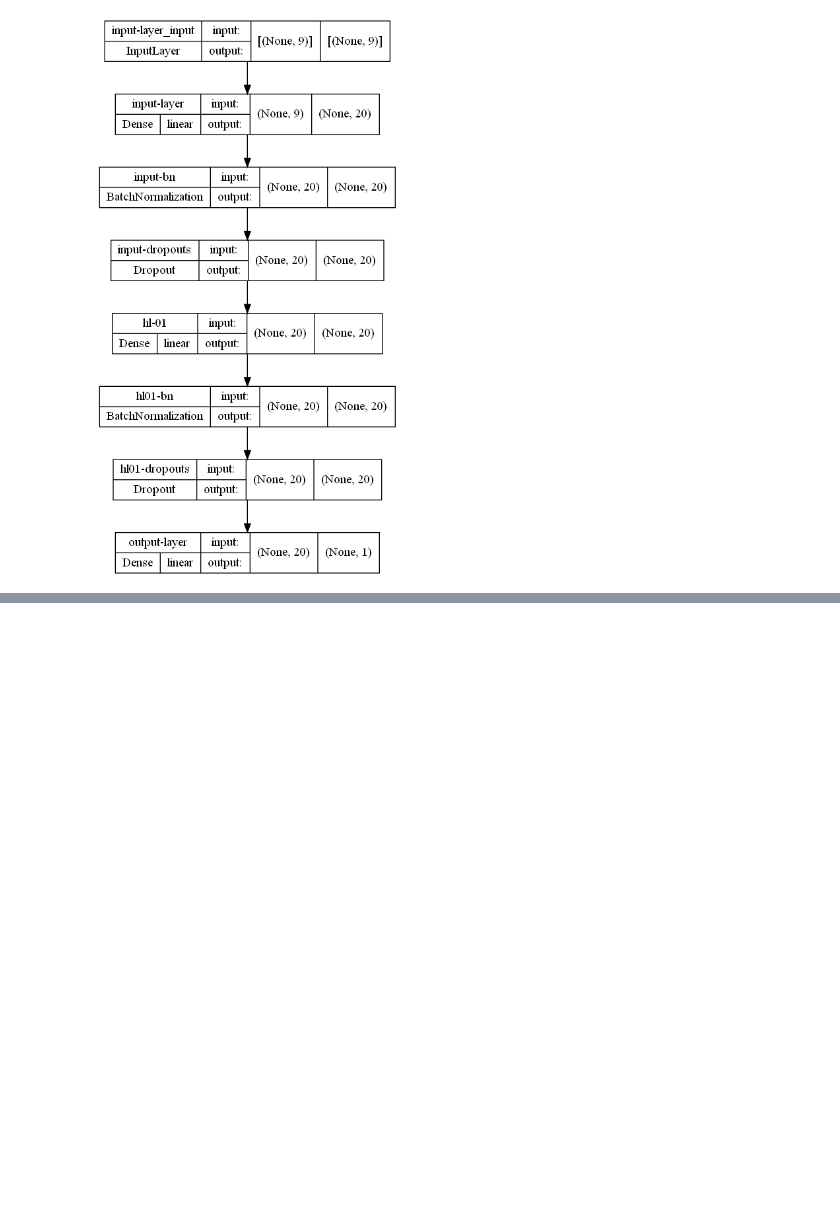
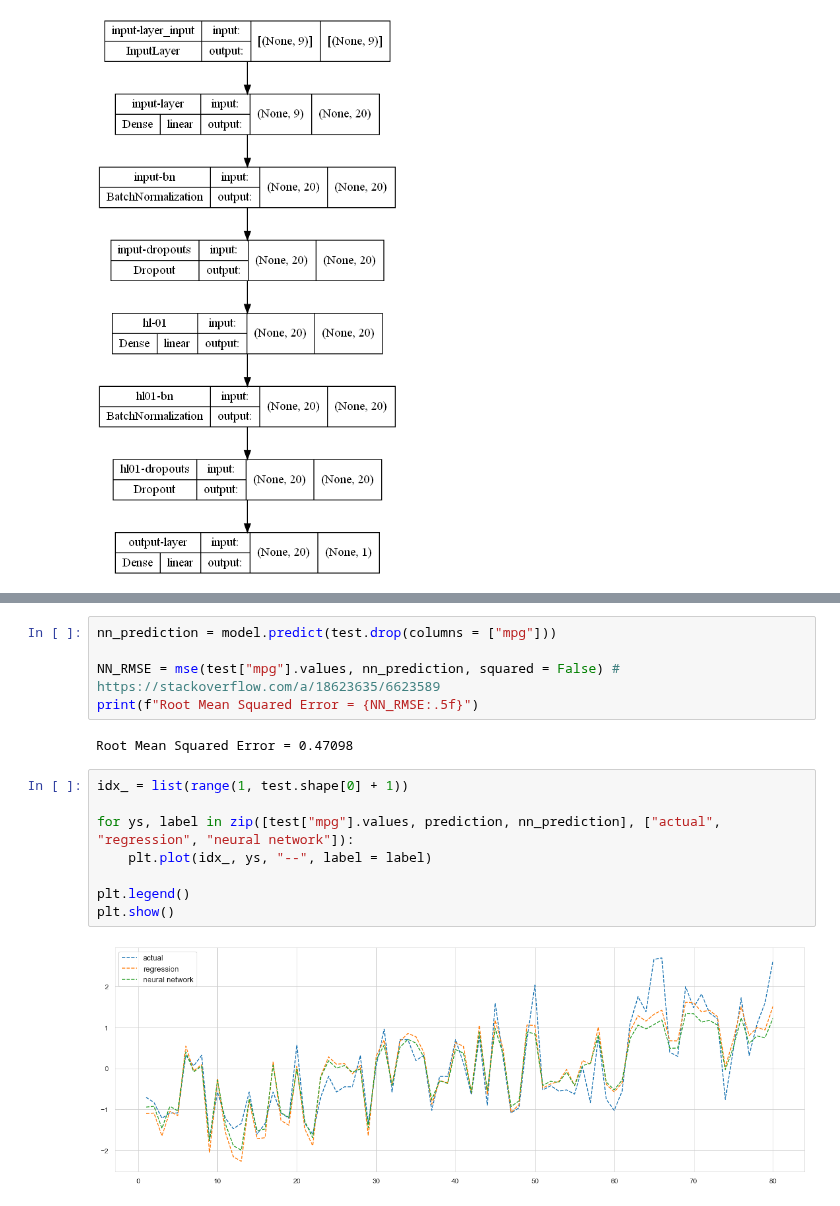
Before and after one commit to ZenithClown/self-development, a Jupyter notebook: Learning Python Programming/Artificial Intelligence (AI)/Deep Learning (DL)/Tensor Flow/1.0 Basic Regression with Keras API.ipynb, the cells around one changed output, grey strips where cells are left out. Cells and saved outputs as stored; diff of their text form; blank space fills up the shorter version.

```diff
--- a/Learning Python Programming/Artificial Intelligence (AI)/Deep Learning (DL)/Tensor Flow/1.0 Basic Regression with Keras API.ipynb
+++ b/Learning Python Programming/Artificial Intelligence (AI)/Deep Learning (DL)/Tensor Flow/1.0 Basic Regression with Keras API.ipynb
@@ -267,0 +282,17 @@ pd.DataFrame(history.history)
+# %%
+nn_prediction = model.predict(test.drop(columns = ["mpg"]))
+
+NN_RMSE = mse(test["mpg"].values, nn_prediction, squared = False) # https://stackoverflow.com/a/18623635/6623589
+print(f"Root Mean Squared Error = {NN_RMSE:.5f}")
+# %% [output]
+Root Mean Squared Error = 0.47098
+# %%
+idx_ = list(range(1, test.shape[0] + 1))
+
+for ys, label in zip([test["mpg"].values, prediction, nn_prediction], ["actual", "regression", "neural network"]):
+    plt.plot(idx_, ys, "--", label = label)
+
+plt.legend()
+plt.show()
+# %% [output]
+[figure, added]
```
Also changed, not shown: parts of 17 cells of this notebook.
